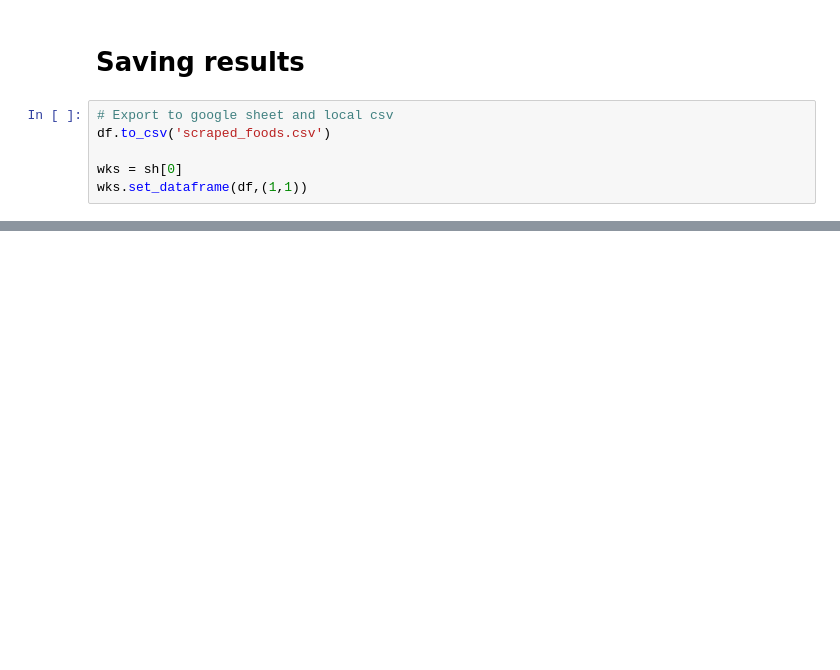
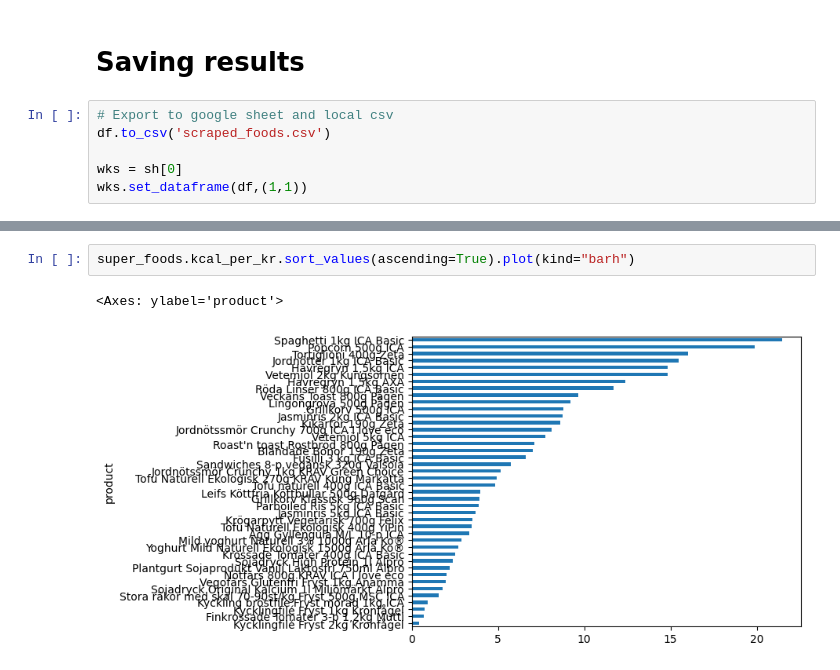
Before and after one commit to KasperLindm/BudgetSuperfood, a Jupyter notebook: FoodWebscraper.ipynb, the cells around one changed output, grey strips where cells are left out. Cells and saved outputs as stored; diff of their text form; blank space fills up the shorter version.

```diff
--- a/FoodWebscraper.ipynb
+++ b/FoodWebscraper.ipynb
@@ -83,0 +161,5 @@ wks.set_dataframe(df,(1,1))
+# %%
+super_foods.kcal_per_kr.sort_values(ascending=True).plot(kind="barh")
+# %% [output]
+<Axes: ylabel='product'>
+[figure, added]
```
Also changed, not shown: parts of 16 cells of this notebook, 1 other file.
